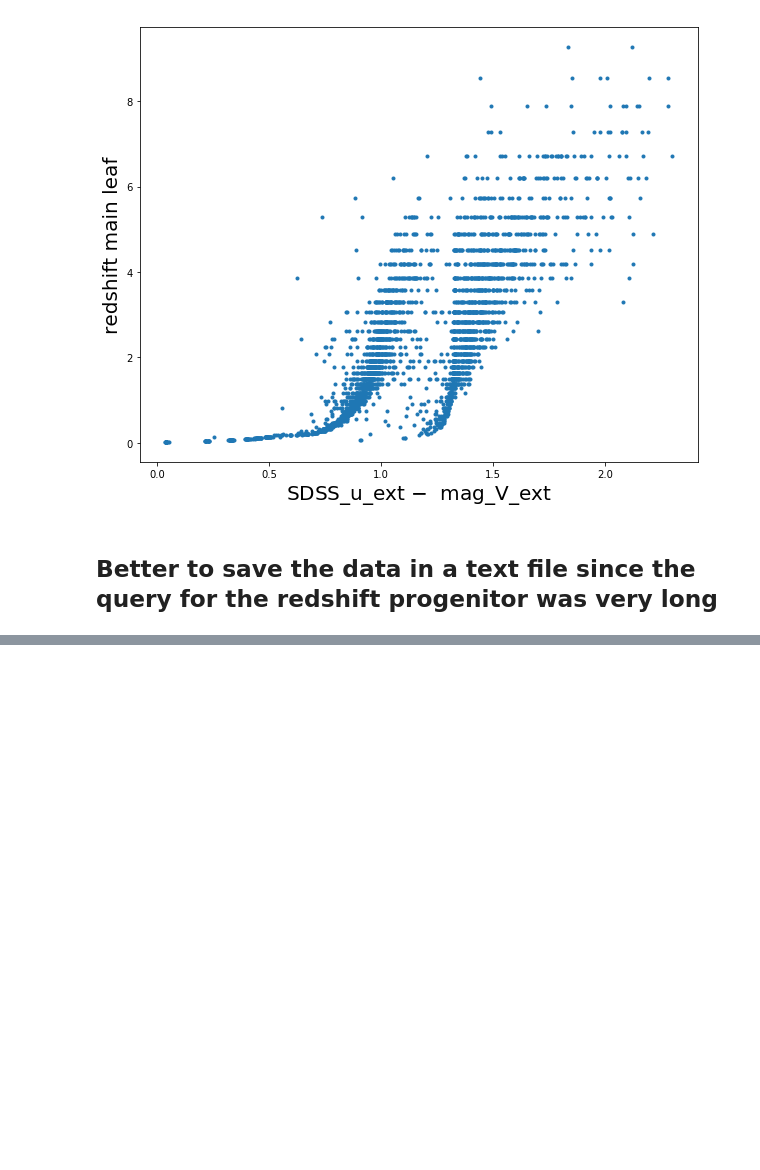
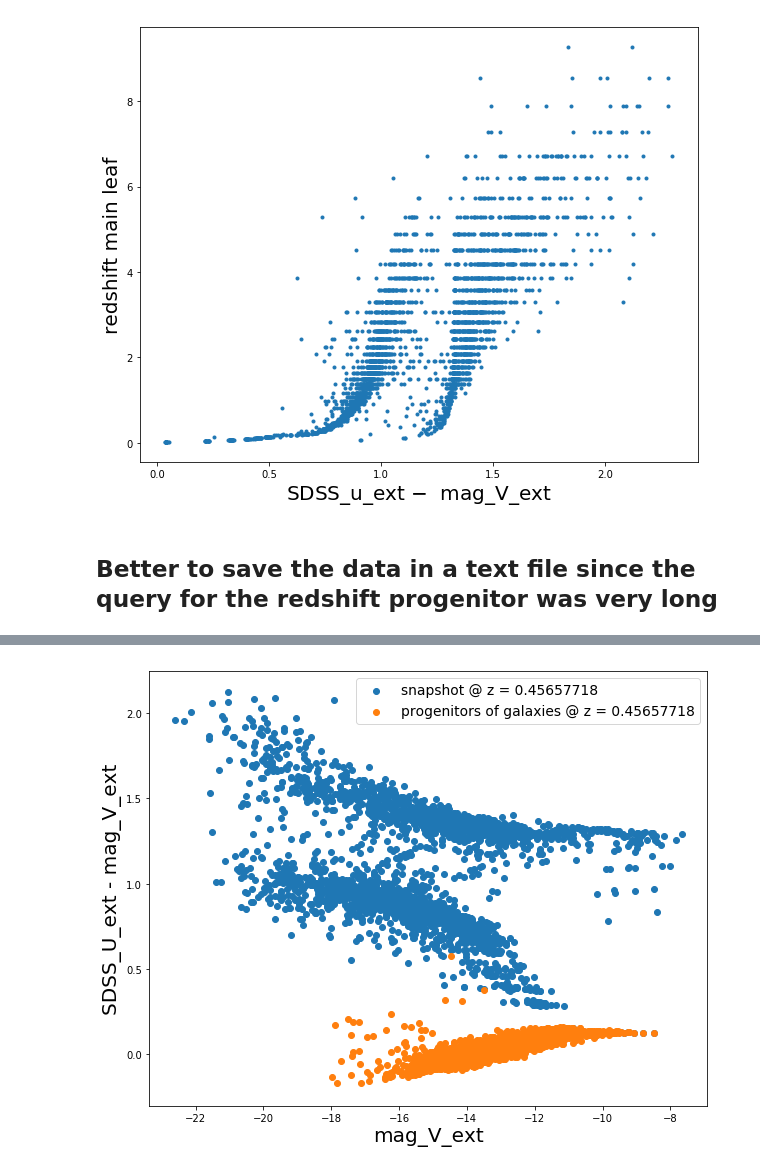
Before and after one commit to GiorgioManzoni/VIPERS_GALFORM, a Jupyter notebook: 005_progenitor.ipynb, the cells around one changed output, grey strips where cells are left out. Drawn from its saved outputs; the diff is of its cells as text; code cells hidden in the pictures; blank space fills up the shorter version.

```diff
--- a/005_progenitor.ipynb
+++ b/005_progenitor.ipynb
@@ -511,0 +528,5 @@ rec.array([(2.8311799,), (6.7115903,)],
+# %%
+# it queries the database for the galaxy with the id passed as a parameter
+def getProperties_DB1(id_gal):
+    query = 'select redshift,mag_V_ext,SDSS_u_ext,SDSS_i_obs_ext  from Gonzalez2014a..mr7 where galaxyid='+str(id_gal)
+    return vdb.execute_query(query)[0]
@@ -511,0 +586,12 @@ rec.array([(2.8311799,), (6.7115903,)],
+# %%
+plt.figure(figsize=(10,8))
+plt.scatter(snap_47['mag_V_ext'],snap_47['SDSS_u_ext']-snap_47['mag_V_ext'],label='snapshot @ z = '+str(snap_47['redshift'][0]))
+plt.scatter(v_prog_47,u_prog_47-v_prog_47,label='progenitors of galaxies @ z = '+str(snap_47['redshift'][0]))
+plt.xlabel("mag_V_ext")
+plt.ylabel("SDSS_U_ext - mag_V_ext")
+#plt.ylim(-0.3,0.4)
+plt.legend(fontsize='x-small')
+plt.savefig('../plots/005/colmag_progenitor_of_low_redshift.png')
+plt.show()
+# %% [output]
+[figure, added]
```
Also changed, not shown: parts of 19 cells of this notebook.
